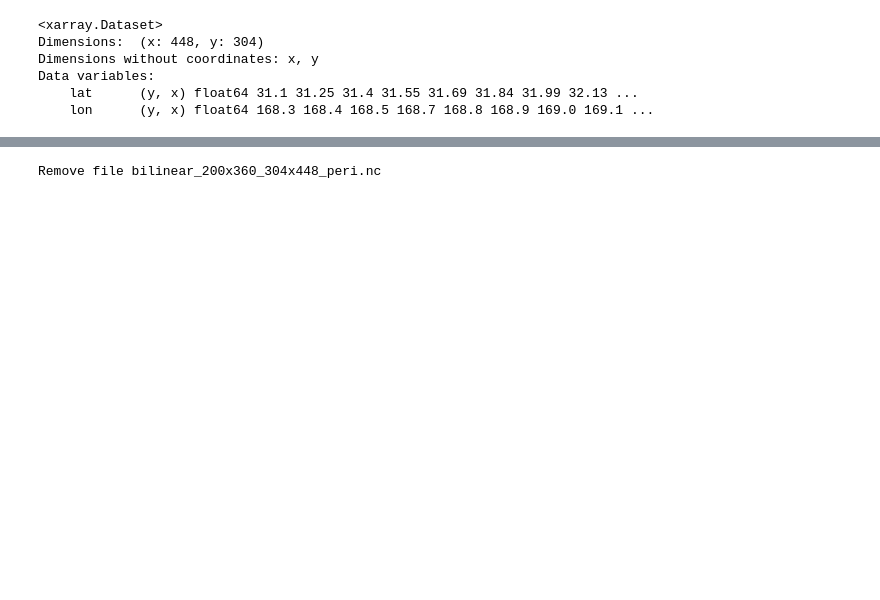
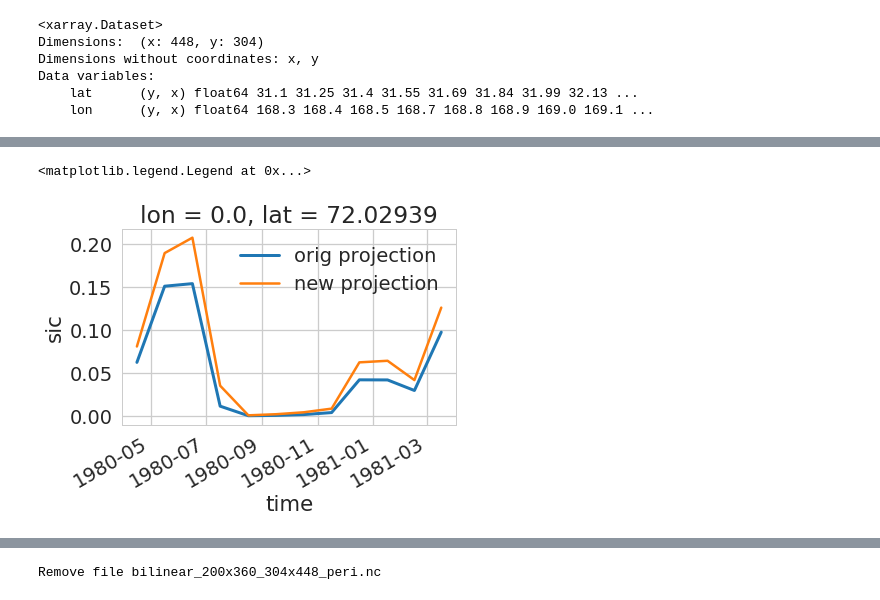
Before and after one commit to NicWayand/ESIO, a Jupyter notebook: Regrid_GFDL.ipynb, the cells around one changed output, grey strips where cells are left out. Saved outputs shown, nothing was run; the diff lists cells and outputs as text; code cells hidden in the pictures; blank space fills up the shorter version.

```diff
--- a/Regrid_GFDL.ipynb
+++ b/Regrid_GFDL.ipynb
@@ -62,0 +108,10 @@ Create weight file: bilinear_200x360_304x448_peri.nc
+# %%
+# Define naive_fast that searches for the nearest WRF grid cell center
+def naive_fast(latvar,lonvar,lat0,lon0):
+    # Read latitude and longitude from file into numpy arrays
+    latvals = latvar[:]
+    lonvals = lonvar[:]
+    dist_sq = (latvals-lat0)**2 + (lonvals-lon0)**2
+    minindex_flattened = dist_sq.argmin()  # 1D index of min element
+    iy_min,ix_min = np.unravel_index(minindex_flattened, latvals.shape)
+    return iy_min,ix_min
@@ -62,0 +135,12 @@ Create weight file: bilinear_200x360_304x448_peri.nc
+# %%
+# Test Regridding was successful
+pt_lon = 0
+pt_lat = 72
+(c_y, c_x) = naive_fast(sic_out.lat.values, sic_out.lon.values, pt_lat, pt_lon)
+plt.figure()
+sic.sel(lon=pt_lon, lat=pt_lat, method='nearest').plot(linewidth=3, label='orig projection')  # input data
+sic_out.sel(x=c_x, y=c_y).plot(label='new projection')# output data
+plt.legend()
+# %% [output]
+<matplotlib.legend.Legend at 0x...>
+[figure, added]
```
Also changed, not shown: parts of 14 cells of this notebook.
